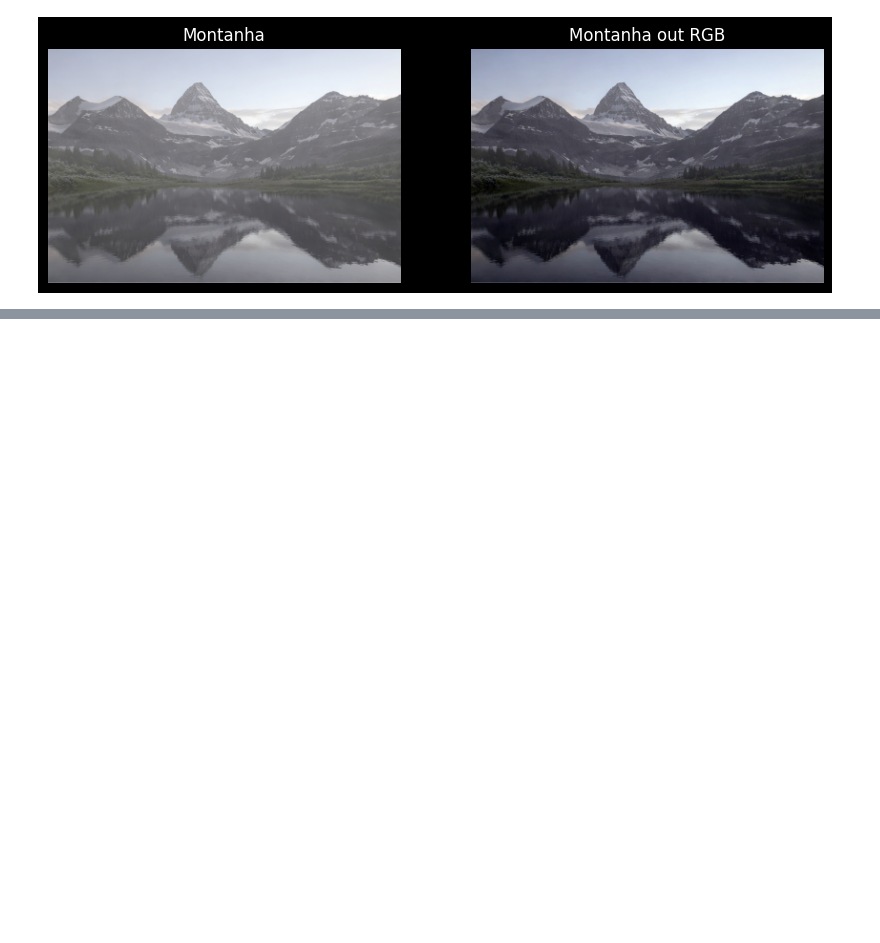
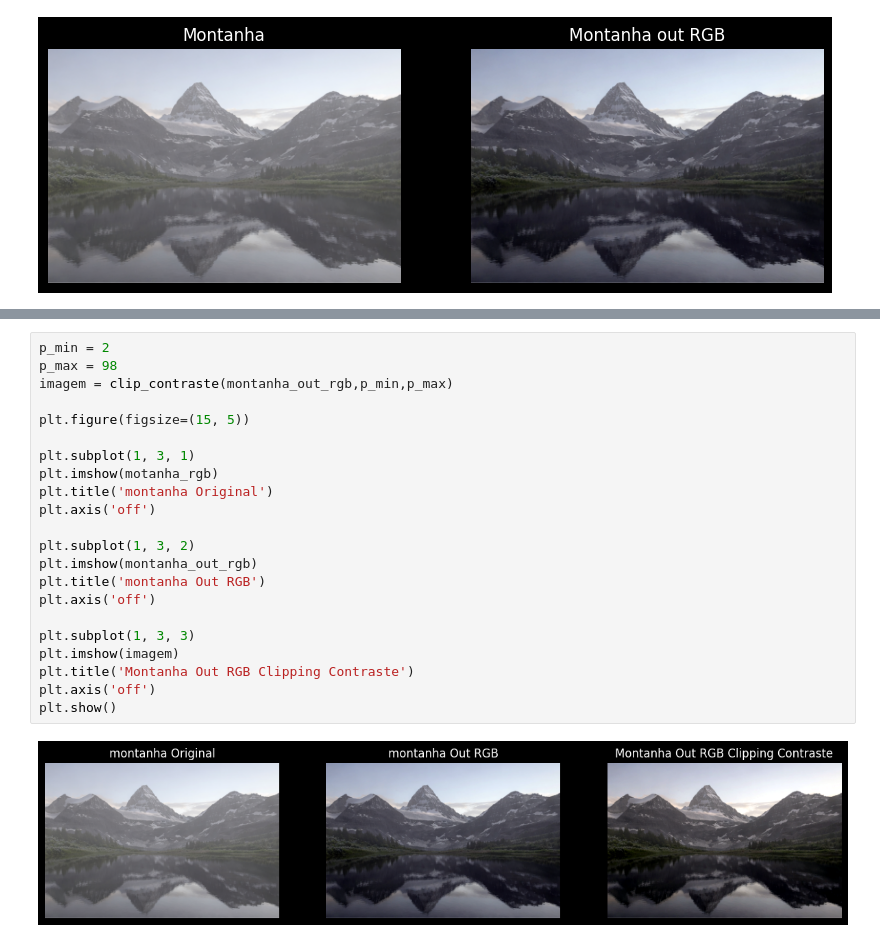
Before and after one commit to Renef13/Atividade_3_PI, a Jupyter notebook: melhoramento.ipynb, the cells around one changed output, grey strips where cells are left out. Cells and saved outputs as stored; diff of their text form; blank space fills up the shorter version.

```diff
--- a/melhoramento.ipynb
+++ b/melhoramento.ipynb
@@ -92,0 +144,24 @@ plt.show()
+# %%
+p_min = 2
+p_max = 98
+imagem = clip_contraste(montanha_out_rgb,p_min,p_max)
+
+plt.figure(figsize=(15, 5))
+
+plt.subplot(1, 3, 1)
+plt.imshow(motanha_rgb)
+plt.title('montanha Original')
+plt.axis('off')
+
+plt.subplot(1, 3, 2)
+plt.imshow(montanha_out_rgb)
+plt.title('montanha Out RGB')
+plt.axis('off')
+
+plt.subplot(1, 3, 3)
+plt.imshow(imagem)
+plt.title('Montanha Out RGB Clipping Contraste')
+plt.axis('off')
+plt.show()
+# %% [output]
+[figure, added]
```
Also changed, not shown: parts of 4 cells of this notebook.
